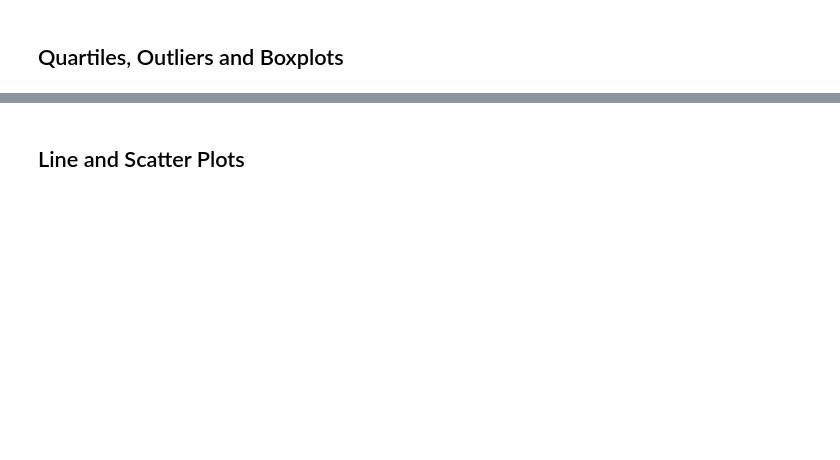
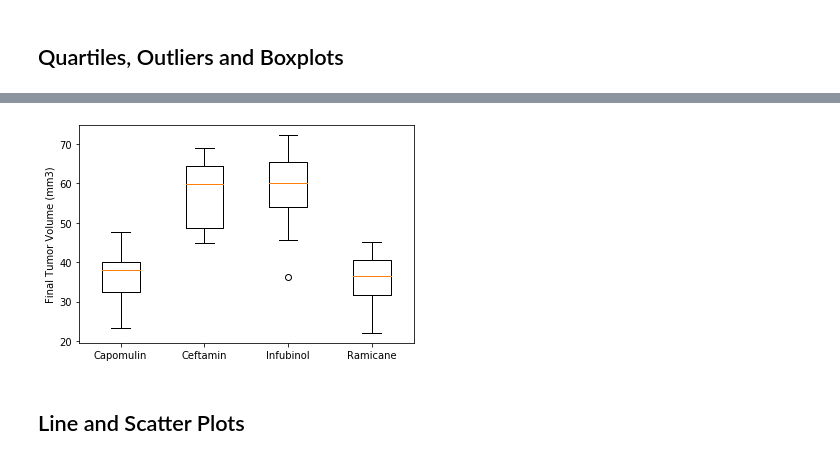
Before and after one commit to tracygoznikar/Matplotlib_Challenge, a Jupyter notebook: Pymaceuticals/pymaceuticals_starter.ipynb, the cells around one changed output, grey strips where cells are left out. Saved outputs shown, nothing was run; the diff lists cells and outputs as text; code cells hidden in the pictures; blank space fills up the shorter version.

```diff
--- a/Pymaceuticals/pymaceuticals_starter.ipynb
+++ b/Pymaceuticals/pymaceuticals_starter.ipynb
@@ -236,17 +245,27 @@ ValueError: 'explode' must be of length 'x'
 # %%
 # Put treatments into a list for for loop (and later for plot labels)
-
+treatments = ['Capomulin','Ceftamin','Infubinol','Ramicane']
 
 # Create empty list to fill with tumor vol data (for plotting)
-
+tumor_data = []
 
 # Calculate the IQR and quantitatively determine if there are any potential outliers.
 
+    # Locate the rows which contain mice on each drug and get the tumor volumes
+for drug in treatments:
+    tumor_vol_list = merge_df.loc[merge_df['Drug Regimen']==drug, "Tumor Volume (mm3)"]
+    #storing tumor volumes for each 4 drugs all loops. Second drug overrides previous one, in next loop (only have vol for one drug at a time)
+    # add subset
+    tumor_data.append(tumor_vol_list)
 
-    # Locate the rows which contain mice on each drug and get the tumor volumes
+    quartiles = tumor_vol_master_list.quantile([.25,.5,.75])
+    lowerq = quartiles[0.25]
+    upperq = quartiles[0.75]
+    iqr = upperq-lowerq
 
+    lower_bound = lowerq - (1.5*iqr)
+    upper_bound = upperq + (1.5*iqr)
 
-    # add subset
+    outliers = tumor_vol_list.loc[(tumor_vol_list < lower_bound) | (tumor_vol_list > upper_bound)]
 
-
-    # Determine outliers using upper and lower bounds
+    print(f"Potential outlier for {drug} is {outliers}")
@@ -253,4 +290,9 @@ ValueError: 'explode' must be of length 'x'
 # %%
 # Generate a box plot of the final tumor volume of each mouse across four regimens of interest
+plt.boxplot(tumor_vol_data, labels=treatments)
+plt.ylabel('Final Tumor Volume (mm3)')
+plt.show()
+# %% [output]
+[figure, added]
 # %% [markdown]
 ## Line and Scatter Plots
```
Also changed, not shown: parts of 11 cells of this notebook.
